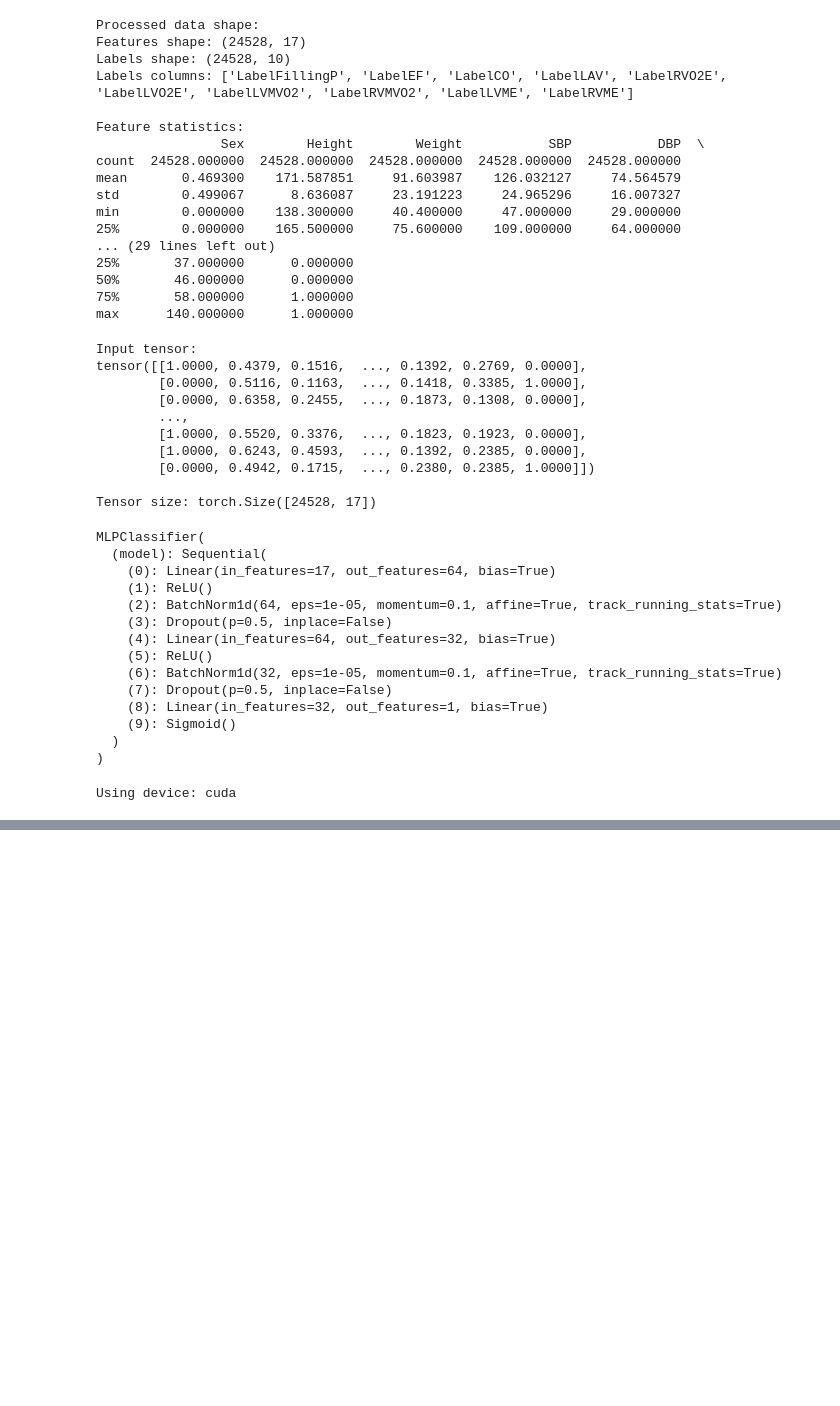
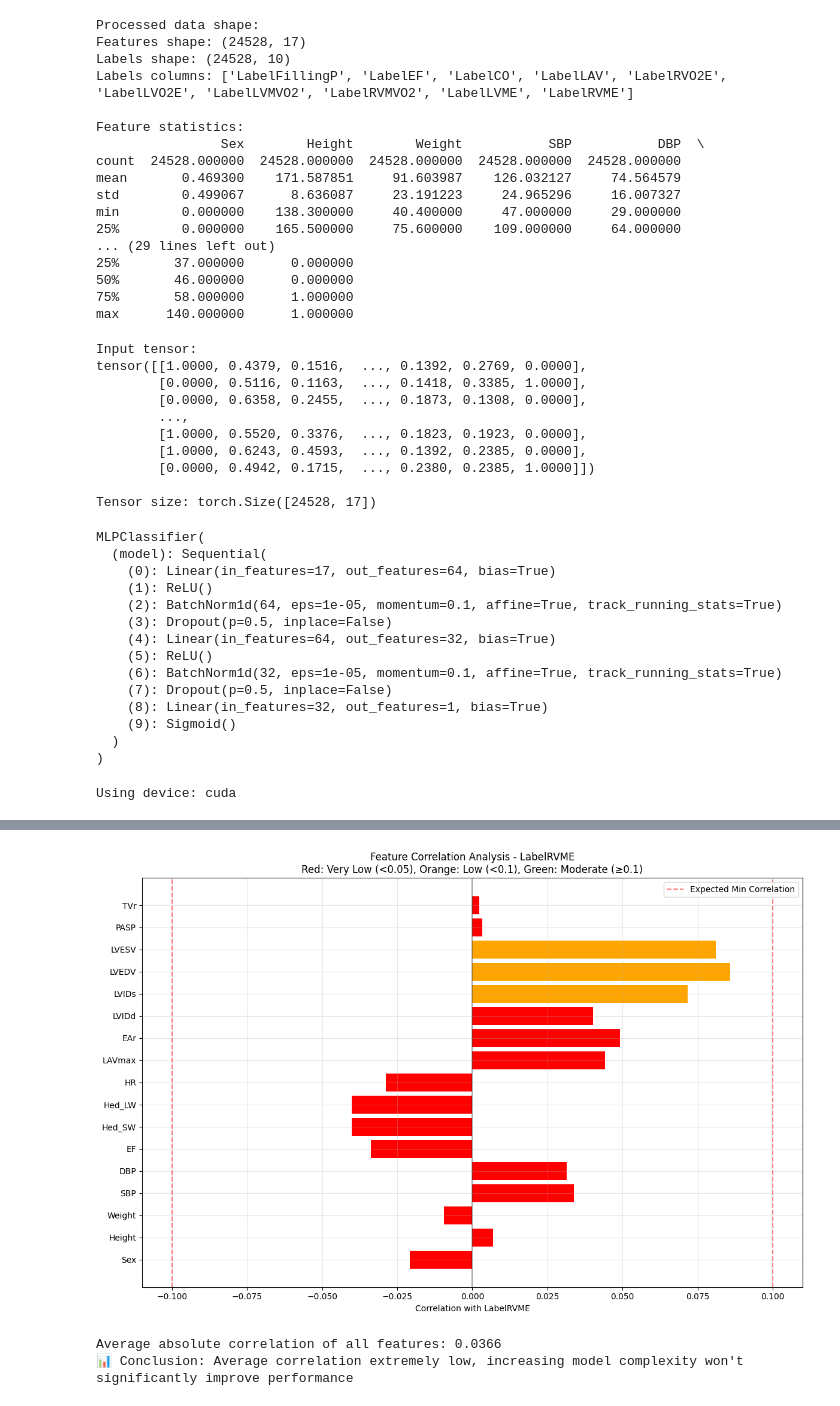
Before and after one commit to whl0809/Digital-twin-augmentation, a Jupyter notebook: SetsOfClassifiers.ipynb, the cells around one changed output, grey strips where cells are left out. Drawn from its saved outputs; the diff is of its cells as text; code cells hidden in the pictures; blank space fills up the shorter version.

```diff
--- a/SetsOfClassifiers.ipynb
+++ b/SetsOfClassifiers.ipynb
@@ -258,0 +620,77 @@ KeyboardInterrupt:
+# %%
+# 关于神经网络复杂度的分析
+print("\n" + "="*80)
+print("Neural Network Complexity Impact Analysis for LabelRVME")
+print("="*80)
+
+print("""
+Analysis on whether to increase neural network complexity (more neurons/hidden layers):
+
+🔍 Current Network Structure: 17 → 64 → 32 → 1
+📊 Data Scale: ~25,000 samples, 17 features
+
+❌ Why increasing complexity may be ineffective:
+
+1. Extremely low feature correlation (max=0.086)
+   • Even with infinite model capacity, cannot extract useful info from uncorrelated features
+   • This is a data problem, not a model problem
+
+2. Overfitting risk
+   • Current dropout=0.5 is already high, indicating model prone to overfitting
+   • More complex models will exacerbate this issue
+   • Validation AUC stagnating at 0.6 suggests model reached data's information limit
+
+3. Simple baseline performs equally poorly
+   • Logistic regression AUC=0.585, barely different from complex MLP
+   • Indicates poor linear/non-linear separability of data
+
+✅ More effective approaches:
+
+1. Feature Engineering > Model Complexity
+   • Feature interactions: LVEDV × LVESV
+   • Feature ratios: LVESV/LVEDV
+   • Domain knowledge-driven feature combinations
+
+2. Data Quality Improvement
+   • Check annotation consistency
+   • Outlier handling
+   • Add more relevant features
+
+3. Loss Function Optimization
+   • Focal Loss for hard samples
+   • Class-balanced loss
+   • Custom weights
+
+📊 Suggested experiment order:
+1. Try feature engineering first (low cost, potentially significant effect)
+2. Check data quality
+3. Only then consider model complexity adjustments
+
+Conclusion: With extremely low feature correlation, increasing neural network complexity
+           is usually ineffective and potentially harmful. Should prioritize data and
+           feature issues first.
+""")
+
+# 可视化特征重要性
+print("\nFeature Correlation with LabelRVME Visualization:")
+feature_names = features.columns.tolist()
+correlations = [np.corrcoef(features[col], labels['LabelRVME'])[0, 1] for col in feature_names]
+
+plt.figure(figsize=(12, 8))
+colors = ['red' if abs(c) < 0.05 else 'orange' if abs(c) < 0.1 else 'green' for c in correlations]
+bars = plt.barh(range(len(feature_names)), correlations, color=colors)
+plt.yticks(range(len(feature_names)), feature_names)
+plt.xlabel('Correlation with LabelRVME')
+plt.title('Feature Correlation Analysis - LabelRVME\nRed: Very Low (<0.05), Orange: Low (<0.1), Green: Moderate (≥0.1)')
+plt.axvline(x=0, color='black', linestyle='-', alpha=0.3)
+plt.axvline(x=0.1, color='red', linestyle='--', alpha=0.5, label='Expected Min Correlation')
+plt.axvline(x=-0.1, color='red', linestyle='--', alpha=0.5)
+plt.legend()
+plt.grid(True, alpha=0.3)
+plt.tight_layout()
+plt.savefig('feature_correlation_RVME.png', dpi=300, bbox_inches='tight')
+plt.show()
+
+print(f"Average absolute correlation of all features: {np.mean([abs(c) for c in correlations]):.4f}")
+print("📊 Conclusion: Average correlation extremely low, increasing model complexity won't significantly improve performance")
+# %% [output]
@@ -258,0 +714,3 @@ KeyboardInterrupt:
+[figure, added]
+Average absolute correlation of all features: 0.0366
+📊 Conclusion: Average correlation extremely low, increasing model complexity won't significantly improve performance
```
Also changed, not shown: parts of 8 cells of this notebook, 4 other files.
